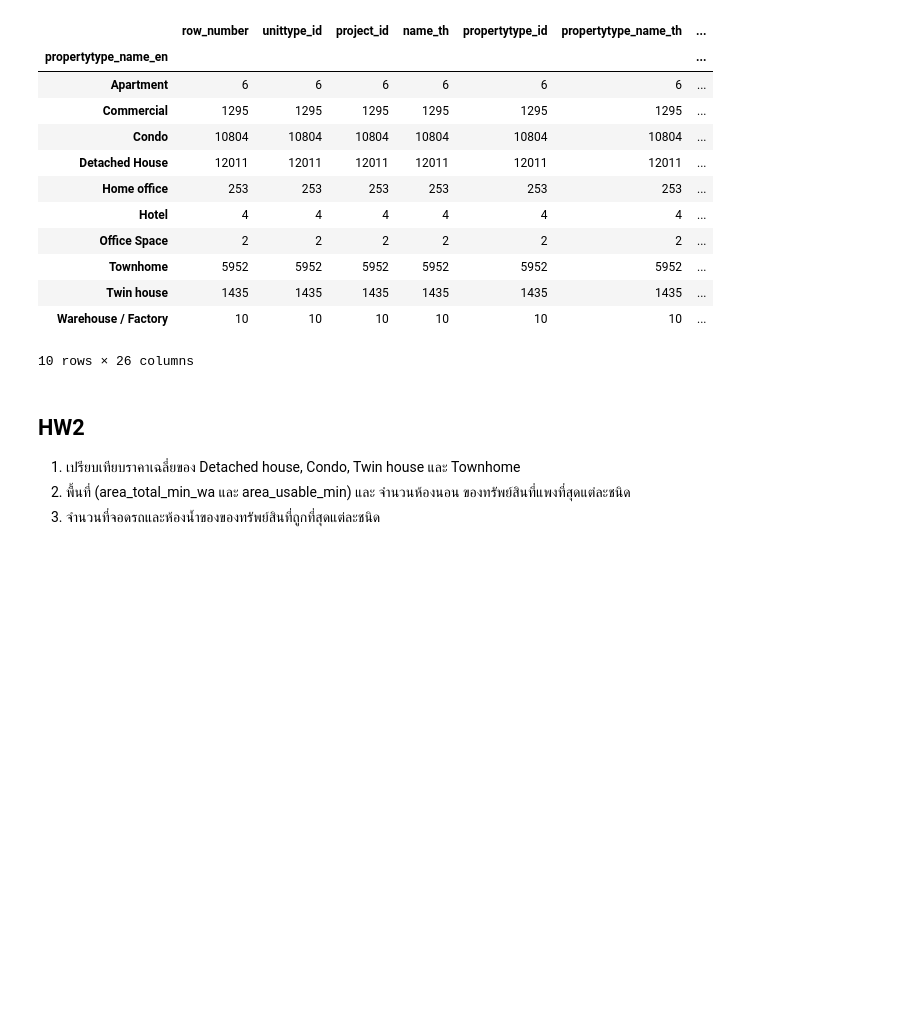
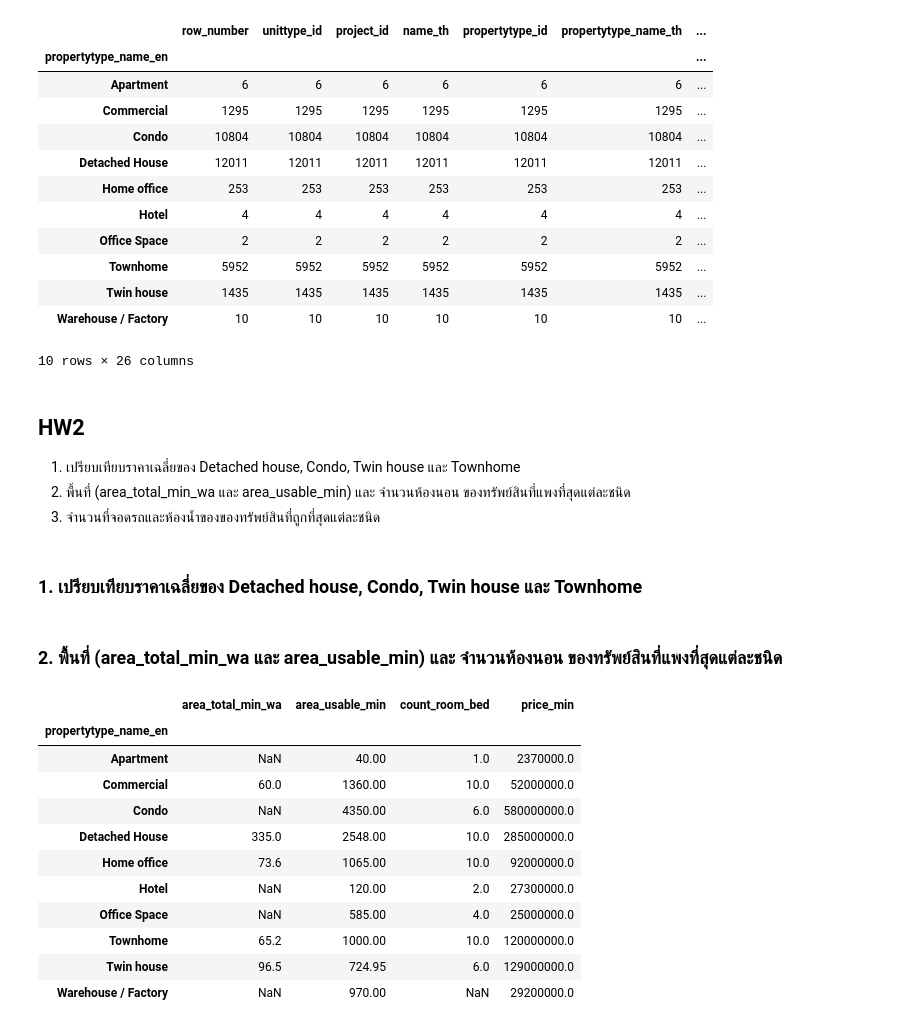
Before and after one commit to chutimaq/BasicProg_DataViz65, a Jupyter notebook: pandas101.ipynb, the cells around one changed output. Saved outputs shown, nothing was run; the diff lists cells and outputs as text; code cells hidden in the pictures; blank space fills up the shorter version.

```diff
--- a/pandas101.ipynb
+++ b/pandas101.ipynb
@@ -450,3 +450,22 @@ unit.groupby(['propertytype_name_en']).count()
 1. เปรียบเทียบราคาเฉลี่ยของ Detached house, Condo, Twin house และ Townhome
 2. พื้นที่ (area_total_min_wa และ area_usable_min) และ จำนวนห้องนอน ของทรัพย์สินที่แพงที่สุดแต่ละชนิด
 3. จำนวนที่จอดรถและห้องน้ำของของทรัพย์สินที่ถูกที่สุดแต่ละชนิด
+# %% [markdown]
+### 1. เปรียบเทียบราคาเฉลี่ยของ Detached house, Condo, Twin house และ Townhome
+# %% [markdown]
+### 2. พื้นที่ (area_total_min_wa และ area_usable_min) และ จำนวนห้องนอน ของทรัพย์สินที่แพงที่สุดแต่ละชนิด
+# %%
+unit.groupby(['propertytype_name_en']).max()[['area_total_min_wa','area_usable_min','count_room_bed','price_min']]
+# %% [output]
+|  | area_total_min_wa | area_usable_min | count_room_bed | price_min |
+| propertytype_name_en |  |  |  |  |
+| Apartment | NaN | 40.00 | 1.0 | 2370000.0 |
+| Commercial | 60.0 | 1360.00 | 10.0 | 52000000.0 |
+| Condo | NaN | 4350.00 | 6.0 | 580000000.0 |
+| Detached House | 335.0 | 2548.00 | 10.0 | 285000000.0 |
+| Home office | 73.6 | 1065.00 | 10.0 | 92000000.0 |
+| Hotel | NaN | 120.00 | 2.0 | 27300000.0 |
+| Office Space | NaN | 585.00 | 4.0 | 25000000.0 |
+| Townhome | 65.2 | 1000.00 | 10.0 | 120000000.0 |
+| Twin house | 96.5 | 724.95 | 6.0 | 129000000.0 |
+| Warehouse / Factory | NaN | 970.00 | NaN | 29200000.0 |
```
Also changed, not shown: parts of 6 cells of this notebook.
